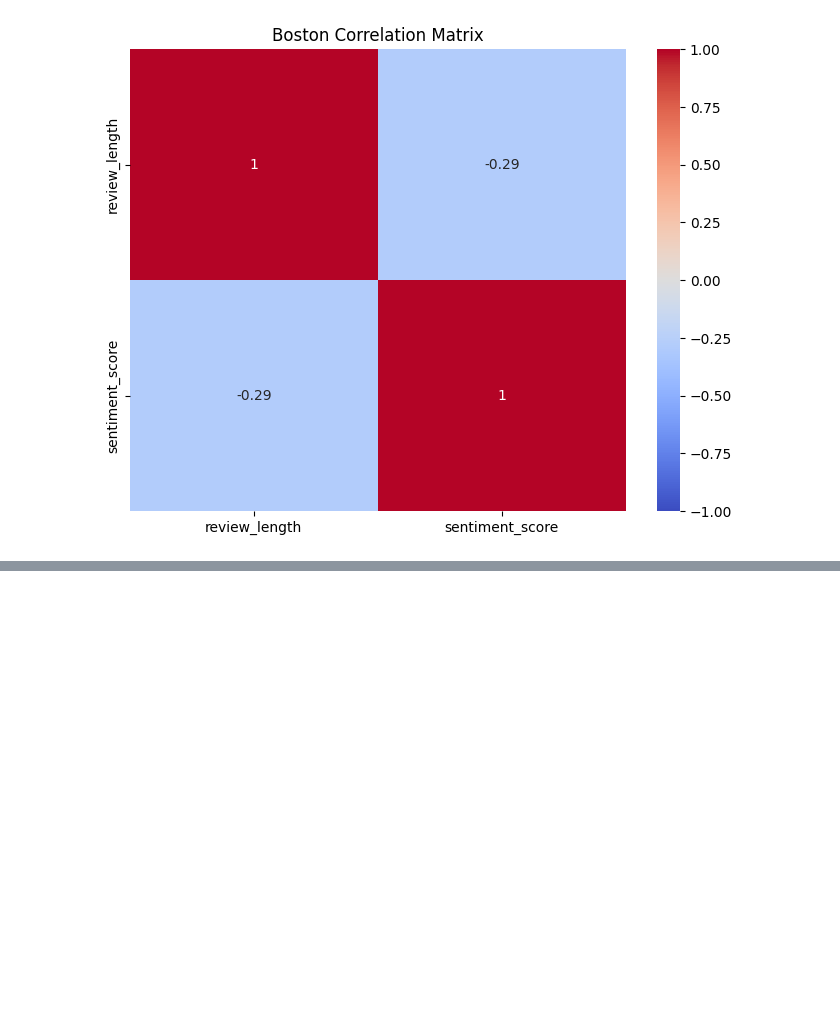
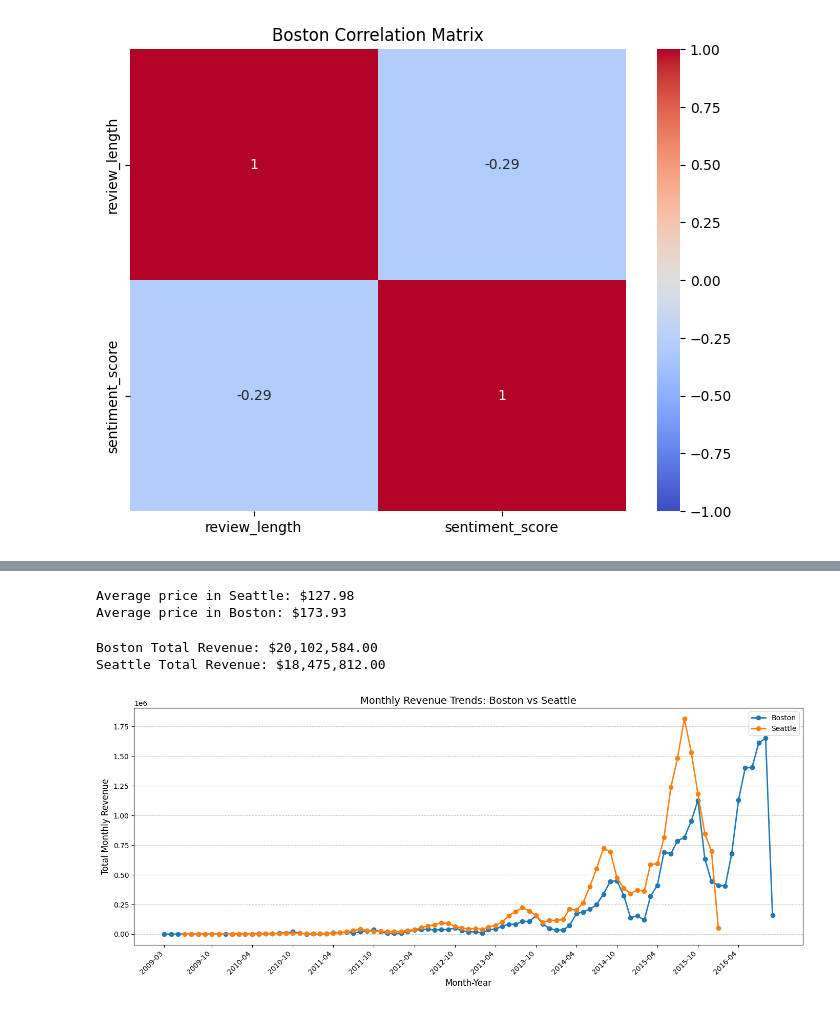
Before and after one commit to Abdualazem/Analysis-Airbnb-Data, a Jupyter notebook: analysis-airbnb-seattle-boston.ipynb, the cells around one changed output, grey strips where cells are left out. Drawn from its saved outputs; the diff is of its cells as text; code cells hidden in the pictures; blank space fills up the shorter version.

```diff
--- a/analysis-airbnb-seattle-boston.ipynb
+++ b/analysis-airbnb-seattle-boston.ipynb
@@ -277,0 +369,8 @@ plt.show()
+# %%
+avg_price_s = df_listings_s['price'].mean()
+avg_price_b = df_listings_b['price'].mean()
+print(f"Average price in Seattle: ${avg_price_s:.2f}")
+print(f"Average price in Boston: ${avg_price_b:.2f}")
+# %% [output]
+Average price in Seattle: $127.98
+Average price in Boston: $173.93
@@ -277,0 +402,63 @@ plt.show()
+# %%
+boston_total_revenue = boston_revenue['monthly_revenue'].sum()
+seattle_total_revenue = seattle_revenue['monthly_revenue'].sum()
+
+print(f"Boston Total Revenue: ${boston_total_revenue:,.2f}")
+print(f"Seattle Total Revenue: ${seattle_total_revenue:,.2f}")
+# %% [output]
+Boston Total Revenue: $20,102,584.00
+Seattle Total Revenue: $18,475,812.00
+# %%
+# Group revenue by month
+boston_monthly_revenue = boston_revenue.groupby('month')['monthly_revenue'].sum()
+seattle_monthly_revenue = seattle_revenue.groupby('month')['monthly_revenue'].sum()
+
+# Convert the PeriodIndex to DatetimeIndex for both datasets
+boston_monthly_revenue.index = boston_monthly_revenue.index.to_timestamp()
+seattle_monthly_revenue.index = seattle_monthly_revenue.index.to_timestamp()
+
+# Plot
+plt.figure(figsize=(14, 6))
+
+# Plot Boston and Seattle data
+plt.plot(
+    boston_monthly_revenue.index,
+    boston_monthly_revenue,
+    label='Boston',
+    linewidth=2,
+    marker='o'
+)
+plt.plot(
+    seattle_monthly_revenue.index,
+    seattle_monthly_revenue,
+    label='Seattle',
+    linewidth=2,
+    marker='o'
+)
+
+# Improve x-axis ticks: show every 6th month
+plt.xticks(
+    ticks=boston_monthly_revenue.index[::6],
+    labels=boston_monthly_revenue.index[::6].strftime('%Y-%m'),
+    rotation=45,
+    ha='right',
+    fontsize=10
+)
+
+# Labels and title
+plt.xlabel('Month-Year', fontsize=12)
+plt.ylabel('Total Monthly Revenue', fontsize=12)
+plt.title('Monthly Revenue Trends: Boston vs Seattle', fontsize=14)
+
+# Add gridlines for better readability
+plt.grid(axis='y', linestyle='--', alpha=0.7)
+
+# Add legend
+plt.legend()
+
+# Save and display
+plt.tight_layout()
+plt.savefig('./plots/improved_monthly_revenue_boston_seattle.png')
+plt.show()
+# %% [output]
+[figure, added]
```
Also changed, not shown: parts of 13 cells of this notebook, 6 other files.
